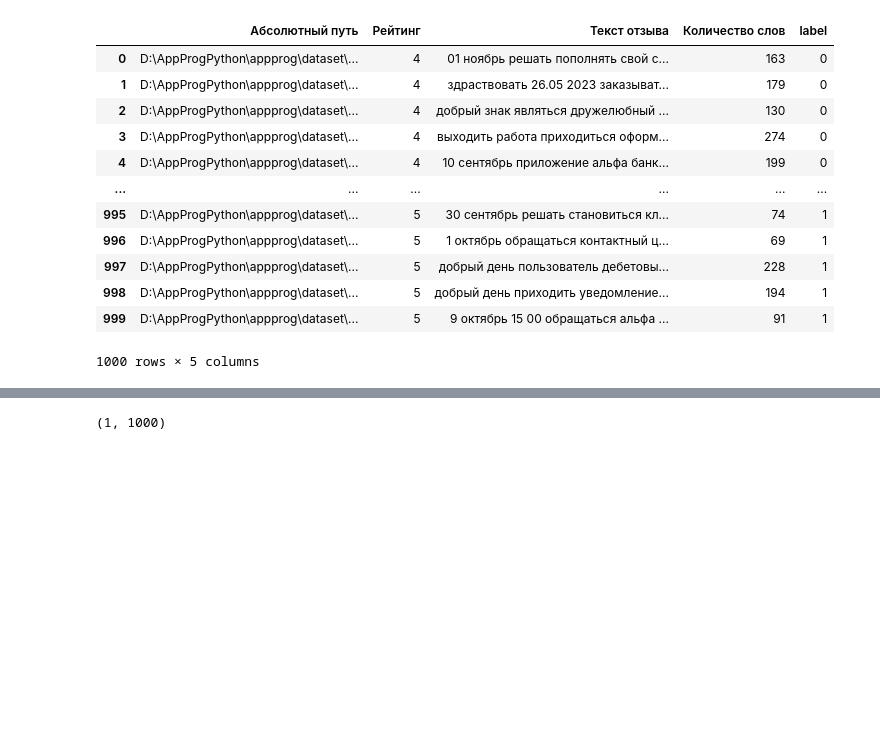
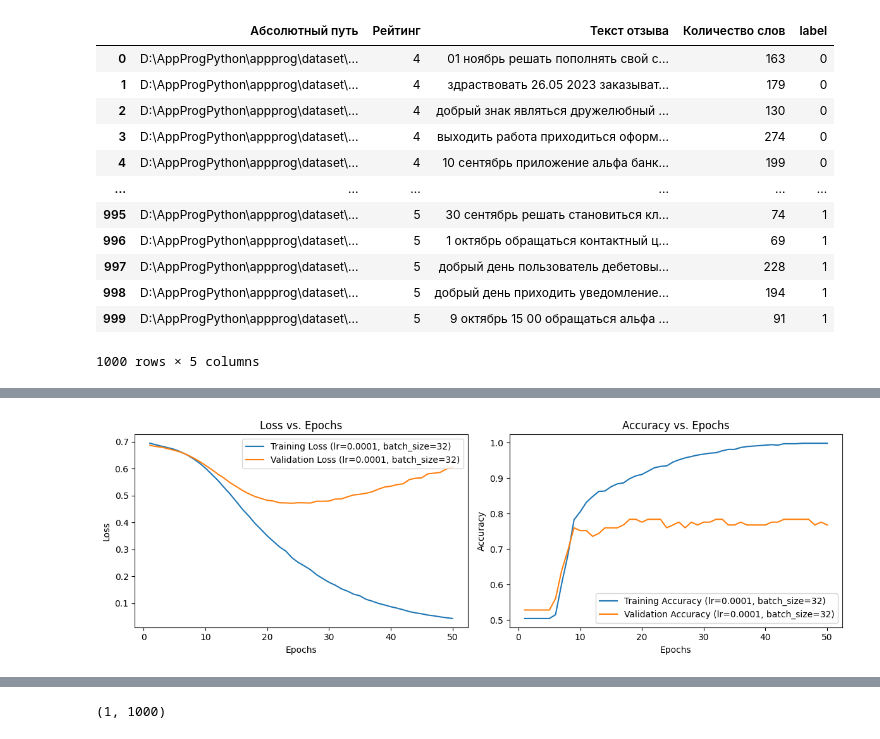
Before and after one commit to itsecd/python, a Jupyter notebook: Lab5/main.ipynb, the cells around one changed output, grey strips where cells are left out. Cells and saved outputs as stored; diff of their text form; code cells hidden in the pictures; blank space fills up the shorter version.

```diff
--- a/Lab5/main.ipynb
+++ b/Lab5/main.ipynb
@@ -95,6 +114,88 @@ test_dataset = TensorDataset(x_test, y_test)
 # %%
 learning_rates = [0.0001, 0.001, 0.01]
 batch_sizes = [32, 64, 128]
-epochs = 40
+epochs = 50
 loss_values = []
 models = []
+# %%
+for lr in learning_rates:
+    for bs in batch_sizes:
+        print(f'Learning rate: {lr}')
+        print(f'Batch size: {bs}')
+        criterion = nn.CrossEntropyLoss()
+        optimizer = optim.Adam(model.parameters(), lr=lr)
+
+        train_loader = DataLoader(train_dataset, batch_size=bs, shuffle=True)
+        valid_loader = DataLoader(valid_dataset, batch_size=bs, shuffle=True)
+        test_loader = DataLoader(test_dataset, batch_size=bs, shuffle=False)
+
+        # Training loop
+        train_losses = []
+        valid_losses = []
+        train_accuracy = []
+        valid_accuracy = []
+
+        for epoch in range(epochs):
+            model.train()
+
+            running_loss = 0.0
+            correct_train = 0
+            total_train = 0
+
+            for inputs, labels in train_loader:
+                optimizer.zero_grad()
+                outputs = model(inputs)
+                loss = criterion(outputs, labels)
+                loss.backward()
+                optimizer.step()
+
+                running_loss += loss.item()
+
+                _, predicted = torch.max(outputs, 1)
+                total_train += labels.size(0)
+                correct_train += (predicted == labels).sum().item()
+
+            train_losses.append(running_loss / len(train_loader))
+            train_accuracy.append(correct_train / total_train)
+
+            # Validation
+            model.eval()
+
+            running_loss = 0.0
+            correct_valid = 0
+            total_valid = 0
+
+            with torch.no_grad():
+                for inputs, labels in valid_loader:
+                    outputs = model(inputs)
+                    loss = criterion(outputs, labels)
+                    running_loss += loss.item()
+
+                    _, predicted = torch.max(outputs, 1)
+                    total_valid += labels.size(0)
+                    correct_valid += (predicted == labels).sum().item()
+
+                valid_losses.append(running_loss / len(valid_loader))
+                valid_accuracy.append(correct_valid / total_valid)
+                print(f'Epoch {epoch + 1}/{epochs}, '
+                      f'Training Loss: {train_losses[-1]:.4f}, Training Accuracy: {train_accuracy[-1]:.4f}, '
+                      f'Validation Loss: {valid_losses[-1]:.4f}, Validation Accuracy: {valid_accuracy[-1]:.4f}')
+                models.append(model)
+
+        visualization(epochs, train_losses, valid_losses, train_accuracy, valid_accuracy, bs, lr)
+
+# Evaluate model on the test set
+model.eval()
+test_correct = 0
+test_total = 0
+
+with torch.no_grad():
+    for inputs, labels in test_loader:
+        outputs = model(inputs)
+        _, predicted = torch.max(outputs, 1)
+        test_total += labels.size(0)
+        test_correct += (predicted == labels).sum().item()
+
+test_accuracy = test_correct / test_total
+print(f'Test Accuracy: {test_accuracy:.4f}')
+# %% [output]
@@ -100,0 +219 @@ models = []
+[figure, added]
```
Also changed, not shown: parts of 6 cells of this notebook, 1 other file.
